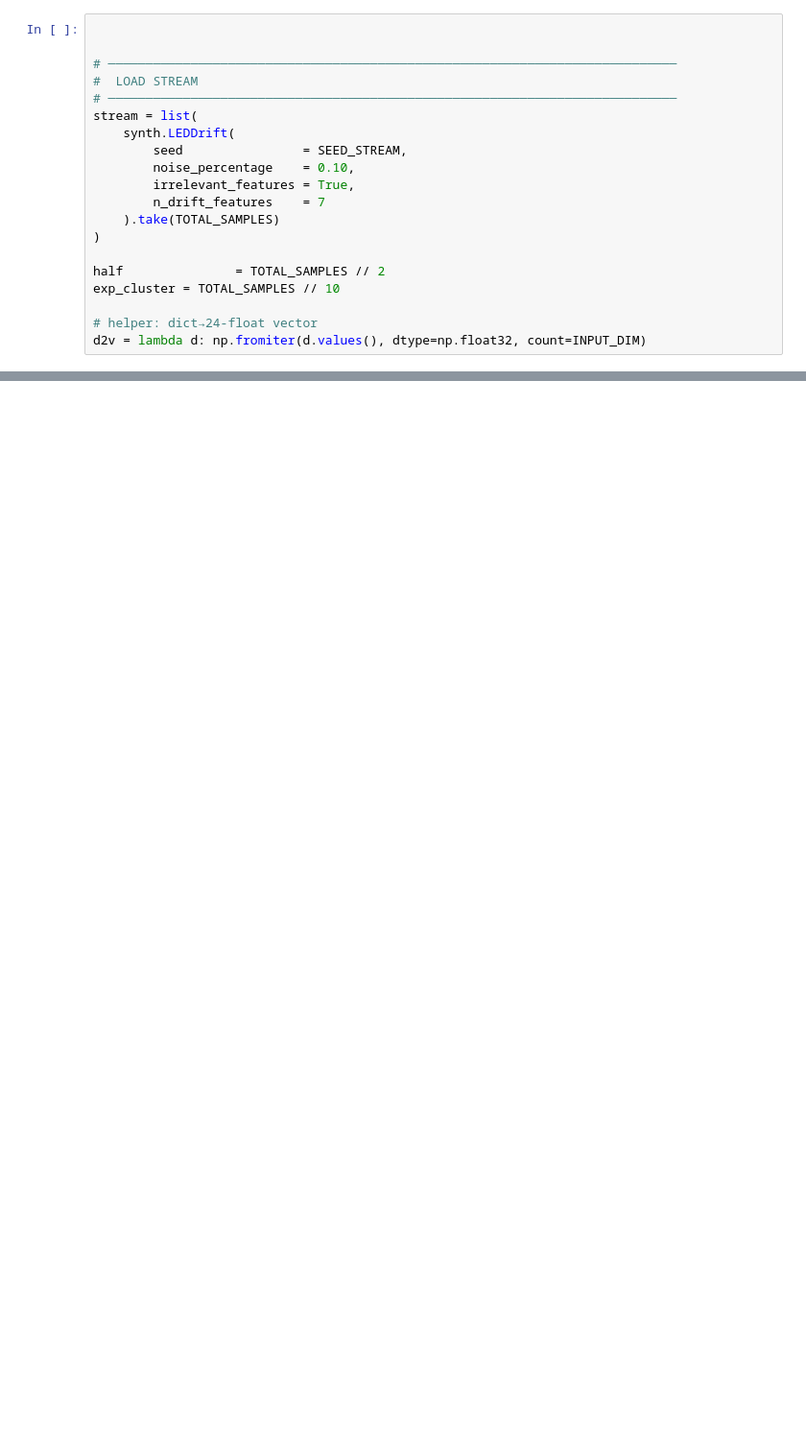
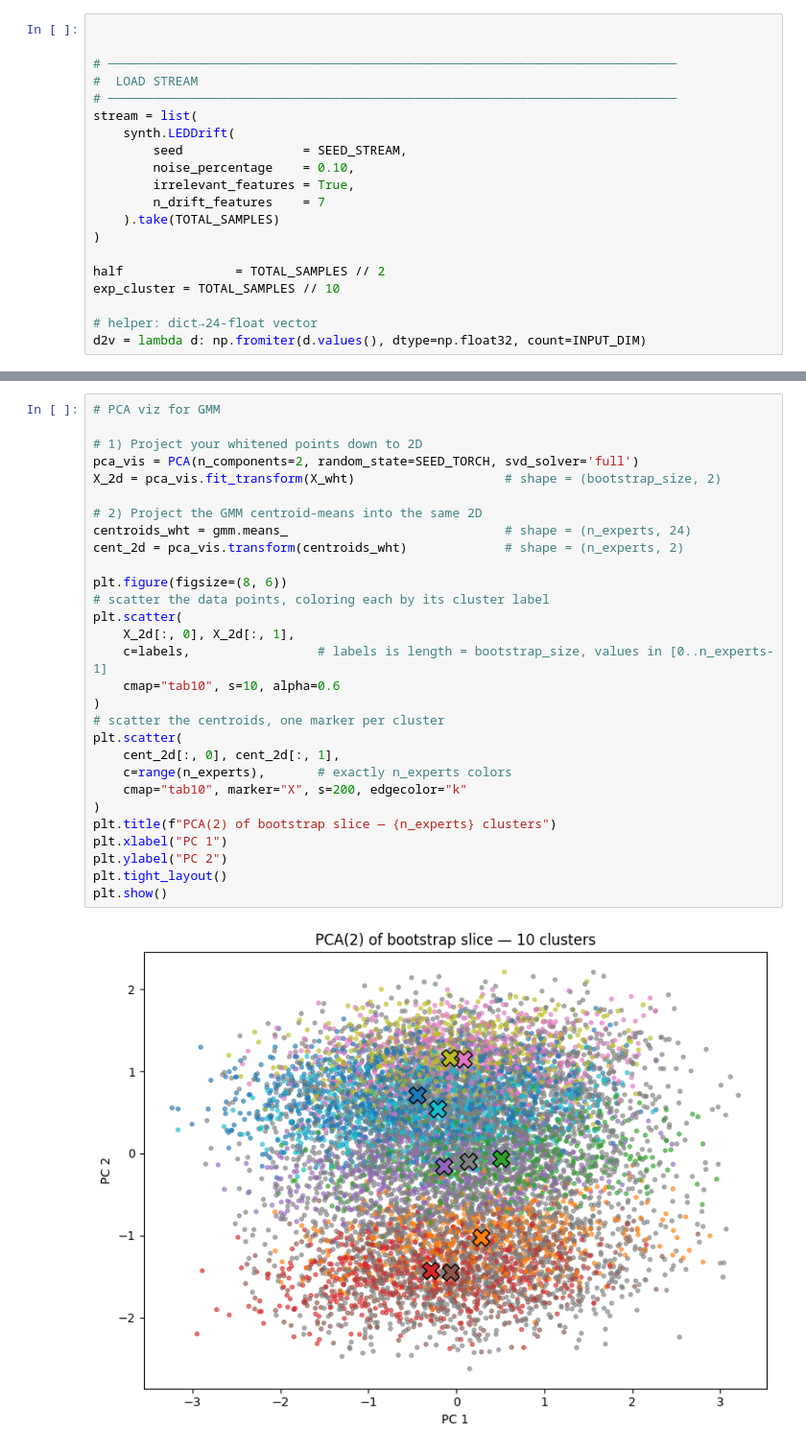
Before and after one commit to miguel-ceadar/drift-moe, a Jupyter notebook: paper_MoE/pipeline_1/moe.ipynb, the cells around one changed output, grey strips where cells are left out. Shown at 96% size. Cells and saved outputs as stored; diff of their text form; blank space fills up the shorter version.

Commit message:
pipeline 1 new version, includes BCE loss, Weighted voting, Soft gating and GMM clustering alternative

```diff
--- a/paper_MoE/pipeline_1/moe.ipynb
+++ b/paper_MoE/pipeline_1/moe.ipynb
@@ -172 +651,32 @@ print("────────────────────────
+# %%
+# PCA viz for GMM
+
+# 1) Project your whitened points down to 2D
+pca_vis = PCA(n_components=2, random_state=SEED_TORCH, svd_solver='full')
+X_2d = pca_vis.fit_transform(X_wht)                    # shape = (bootstrap_size, 2)
+
+# 2) Project the GMM centroid‐means into the same 2D
+centroids_wht = gmm.means_                             # shape = (n_experts, 24)
+cent_2d = pca_vis.transform(centroids_wht)             # shape = (n_experts, 2)
+
+plt.figure(figsize=(8, 6))
+# scatter the data points, coloring each by its cluster label
+plt.scatter(
+    X_2d[:, 0], X_2d[:, 1],
+    c=labels,                 # labels is length = bootstrap_size, values in [0..n_experts-1]
+    cmap="tab10", s=10, alpha=0.6
+)
+# scatter the centroids, one marker per cluster
+plt.scatter(
+    cent_2d[:, 0], cent_2d[:, 1],
+    c=range(n_experts),       # exactly n_experts colors
+    cmap="tab10", marker="X", s=200, edgecolor="k"
+)
+plt.title(f"PCA(2) of bootstrap slice — {n_experts} clusters")
+plt.xlabel("PC 1")
+plt.ylabel("PC 2")
+plt.tight_layout()
+plt.show()
+# %% [output]
+[figure, added]
 # %%
```
Also changed, not shown: parts of 13 cells of this notebook.
